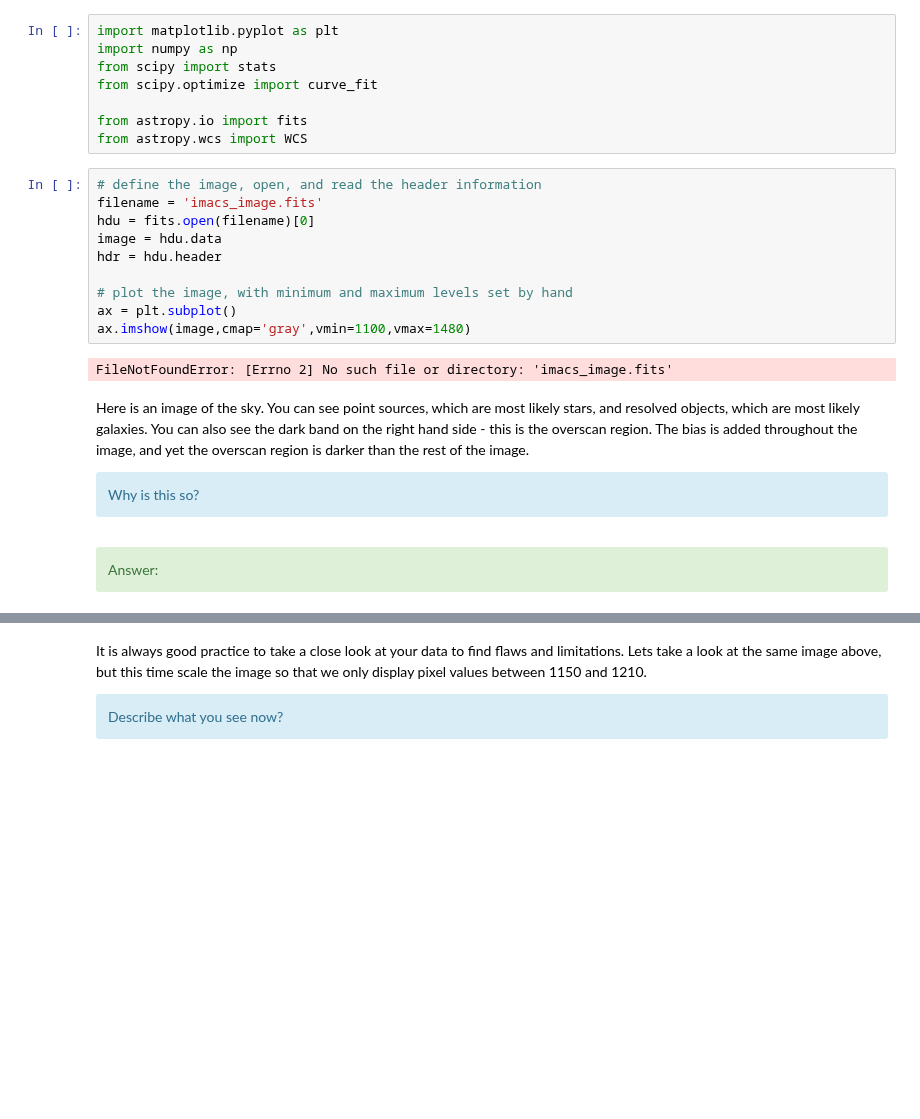
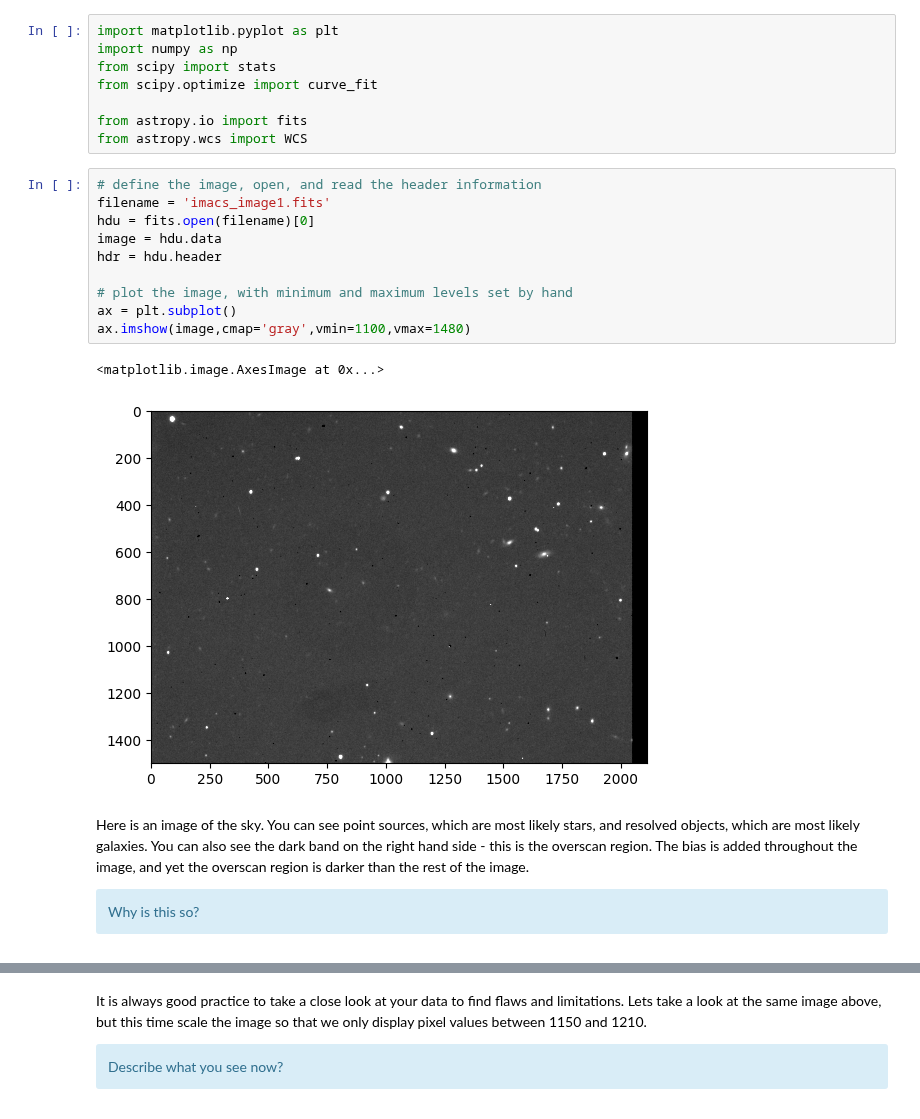
Before and after one commit to ASamaco/ASTR302, a Jupyter notebook: workbooks/ASTR302Lab4.ipynb, the cells around one changed output, grey strips where cells are left out. Cells and saved outputs as stored; diff of their text form; blank space fills up the shorter version.

```diff
--- a/workbooks/ASTR302Lab4.ipynb
+++ b/workbooks/ASTR302Lab4.ipynb
@@ -22,19 +22,16 @@ from astropy.io import fits
 from astropy.wcs import WCS
 # %%
 # define the image, open, and read the header information
-filename = 'imacs_image.fits'
+filename = 'imacs_image1.fits'
 hdu = fits.open(filename)[0]
 image = hdu.data
 hdr = hdu.header
 
 # plot the image, with minimum and maximum levels set by hand
 ax = plt.subplot()
 ax.imshow(image,cmap='gray',vmin=1100,vmax=1480)
 # %% [output]
-FileNotFoundError: [Errno 2] No such file or directory: 'imacs_image.fits'
+<matplotlib.image.AxesImage at 0x...>
+[figure, added]
 # %% [markdown]
 Here is an image of the sky. You can see point sources, which are most likely stars, and resolved objects, which are most likely galaxies. You can also see the dark band on the right hand side - this is the overscan region. The bias is added throughout the image, and yet the overscan region is darker than the rest of the image. <div class="alert alert-info">Why is this so? </div>
-# %% [markdown]
-<div class="alert alert-block alert-success">
-Answer:
-</div>
```
Also changed, not shown: parts of 6 cells of this notebook.
